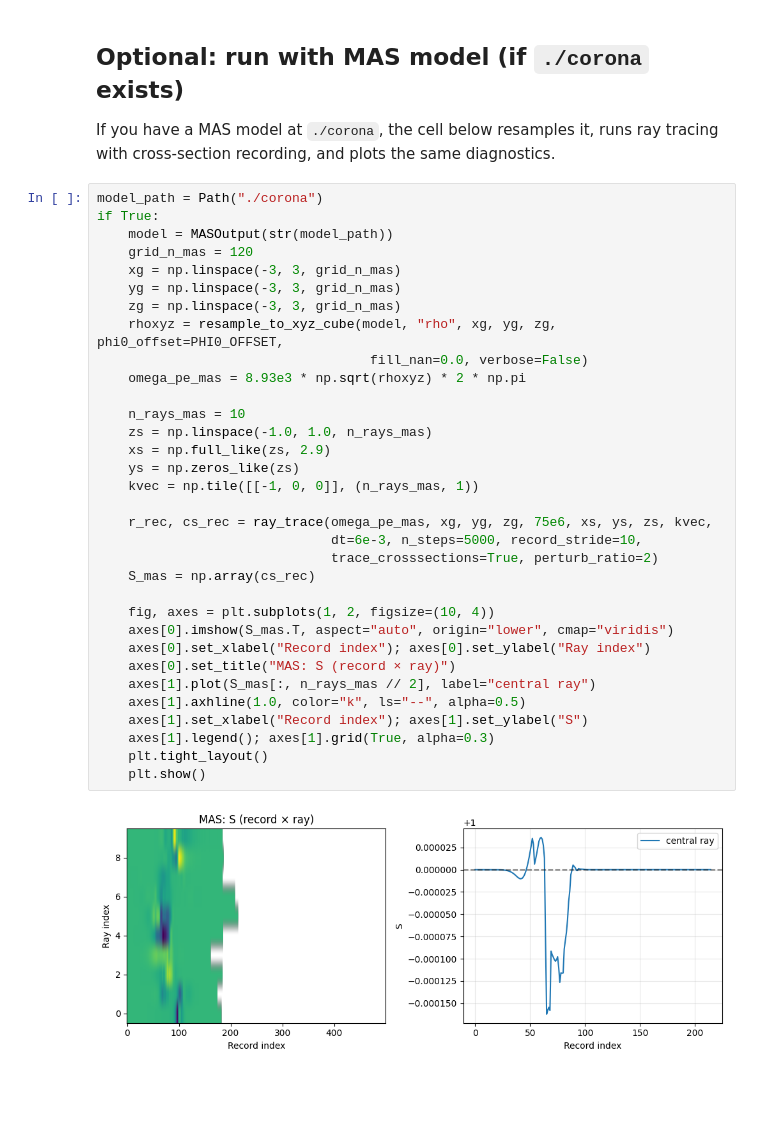
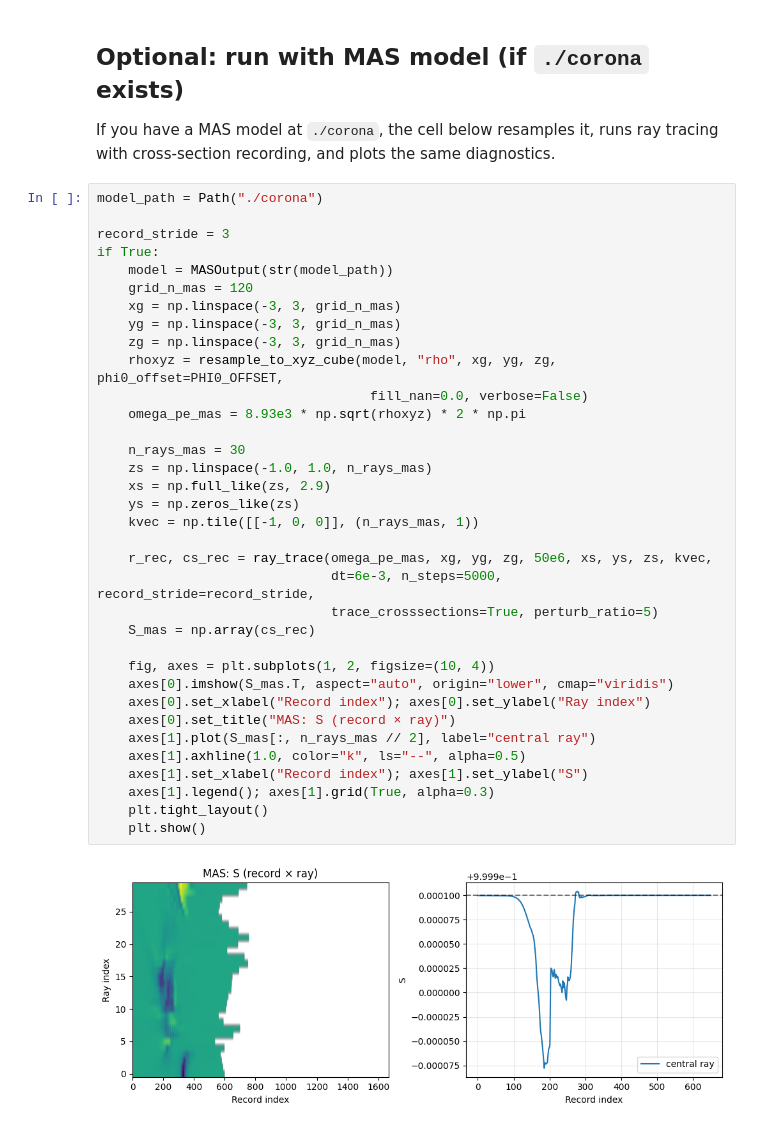
Before and after one commit to peijin94/GRFFradioSun, a Jupyter notebook: cross_section_plots.ipynb, the cells around one changed output. Saved outputs shown, nothing was run; the diff lists cells and outputs as text; blank space fills up the shorter version.

```diff
--- a/cross_section_plots.ipynb
+++ b/cross_section_plots.ipynb
@@ -185,39 +182,41 @@ plt.show()
 If you have a MAS model at `./corona`, the cell below resamples it, runs ray tracing with cross-section recording, and plots the same diagnostics.
 # %%
 model_path = Path("./corona")
+
+record_stride = 3
 if True:
     model = MASOutput(str(model_path))
     grid_n_mas = 120
     xg = np.linspace(-3, 3, grid_n_mas)
     yg = np.linspace(-3, 3, grid_n_mas)
     zg = np.linspace(-3, 3, grid_n_mas)
     rhoxyz = resample_to_xyz_cube(model, "rho", xg, yg, zg, phi0_offset=PHI0_OFFSET,
                                    fill_nan=0.0, verbose=False)
     omega_pe_mas = 8.93e3 * np.sqrt(rhoxyz) * 2 * np.pi
 
-    n_rays_mas = 10
+    n_rays_mas = 30
     zs = np.linspace(-1.0, 1.0, n_rays_mas)
     xs = np.full_like(zs, 2.9)
     ys = np.zeros_like(zs)
     kvec = np.tile([[-1, 0, 0]], (n_rays_mas, 1))
 
-    r_rec, cs_rec = ray_trace(omega_pe_mas, xg, yg, zg, 75e6, xs, ys, zs, kvec,
-                              dt=6e-3, n_steps=5000, record_stride=10,
-                              trace_crosssections=True, perturb_ratio=2)
+    r_rec, cs_rec = ray_trace(omega_pe_mas, xg, yg, zg, 50e6, xs, ys, zs, kvec,
+                              dt=6e-3, n_steps=5000, record_stride=record_stride,
+                              trace_crosssections=True, perturb_ratio=5)
     S_mas = np.array(cs_rec)
 
     fig, axes = plt.subplots(1, 2, figsize=(10, 4))
     axes[0].imshow(S_mas.T, aspect="auto", origin="lower", cmap="viridis")
     axes[0].set_xlabel("Record index"); axes[0].set_ylabel("Ray index")
     axes[0].set_title("MAS: S (record × ray)")
     axes[1].plot(S_mas[:, n_rays_mas // 2], label="central ray")
     axes[1].axhline(1.0, color="k", ls="--", alpha=0.5)
     axes[1].set_xlabel("Record index"); axes[1].set_ylabel("S")
     axes[1].legend(); axes[1].grid(True, alpha=0.3)
     plt.tight_layout()
     plt.show()
 # %% [output]
-[figure, old version]
+[figure, new version]
 # %%
 # MAS: S_ratio vs record index for selected rays (same style as synthetic)
 # Run the "Optional: run with MAS model" cell first so S_mas, n_rays_mas exist.
```
Also changed, not shown: parts of 6 cells of this notebook, 4 other files.
